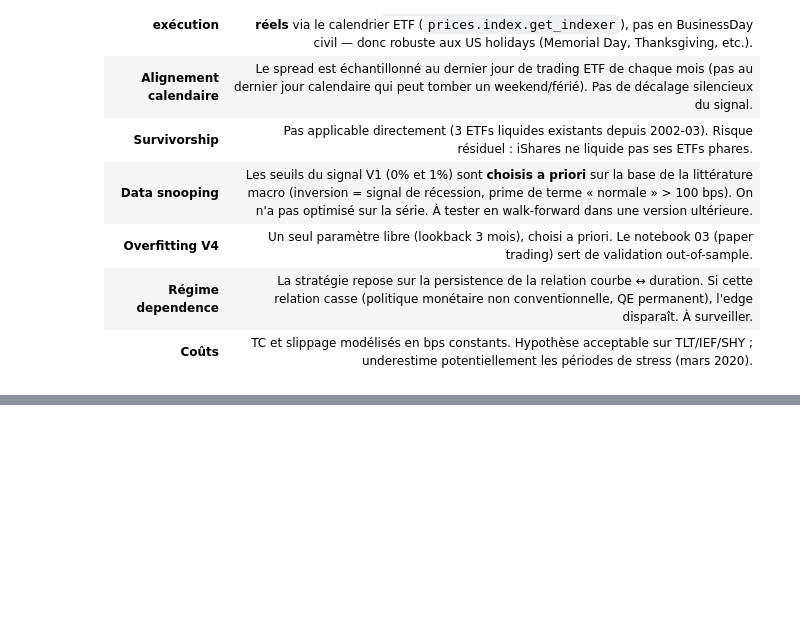
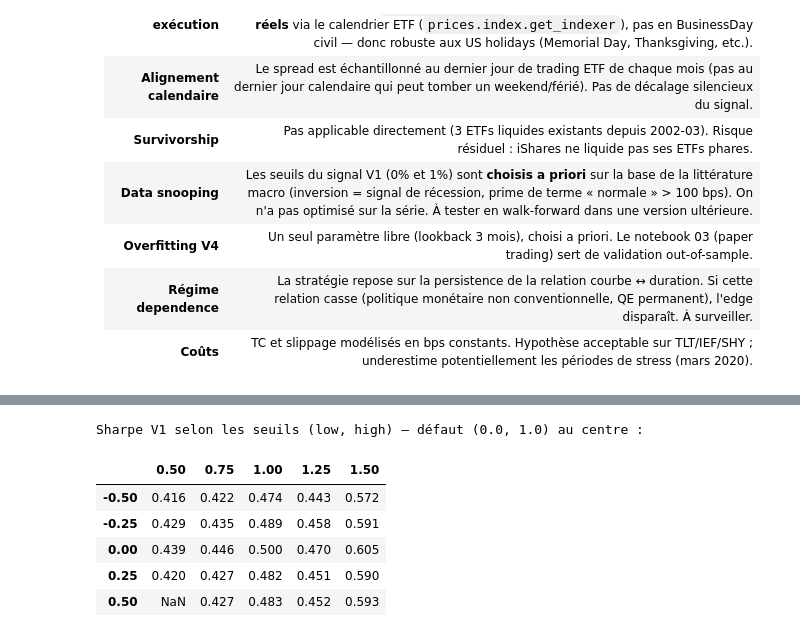
Before and after one commit to jbouniol/financial-engineering-lbo, a Jupyter notebook: notebooks/02_backtest_and_strategy.ipynb, the cells around one changed output, grey strips where cells are left out. Saved outputs shown, nothing was run; the diff lists cells and outputs as text; code cells hidden in the pictures; blank space fills up the shorter version.

```diff
--- a/notebooks/02_backtest_and_strategy.ipynb
+++ b/notebooks/02_backtest_and_strategy.ipynb
@@ -309,0 +319,19 @@ plt.tight_layout()
+# %%
+from src.robustness import (
+    sensitivity_grid, sensitivity_lookback,
+    block_bootstrap_sharpe, probabilistic_sharpe, newey_west_alpha,
+)
+
+lows  = [-0.5, -0.25, 0.0, 0.25, 0.5]
+highs = [0.5, 0.75, 1.0, 1.25, 1.5]
+grid = sensitivity_grid(yields, prices, lows, highs, tc_bps=2, slip_bps=2)
+print("Sharpe V1 selon les seuils (low, high) — défaut (0.0, 1.0) au centre :")
+grid.round(3)
+# %% [output]
+Sharpe V1 selon les seuils (low, high) — défaut (0.0, 1.0) au centre :
+|  | 0.50 | 0.75 | 1.00 | 1.25 | 1.50 |
+| -0.50 | 0.416 | 0.422 | 0.474 | 0.443 | 0.572 |
+| -0.25 | 0.429 | 0.435 | 0.489 | 0.458 | 0.591 |
+| 0.00 | 0.439 | 0.446 | 0.500 | 0.470 | 0.605 |
+| 0.25 | 0.420 | 0.427 | 0.482 | 0.451 | 0.590 |
+| 0.50 | NaN | 0.427 | 0.483 | 0.452 | 0.593 |
```
Also changed, not shown: parts of 6 cells of this notebook, 3 other files.
